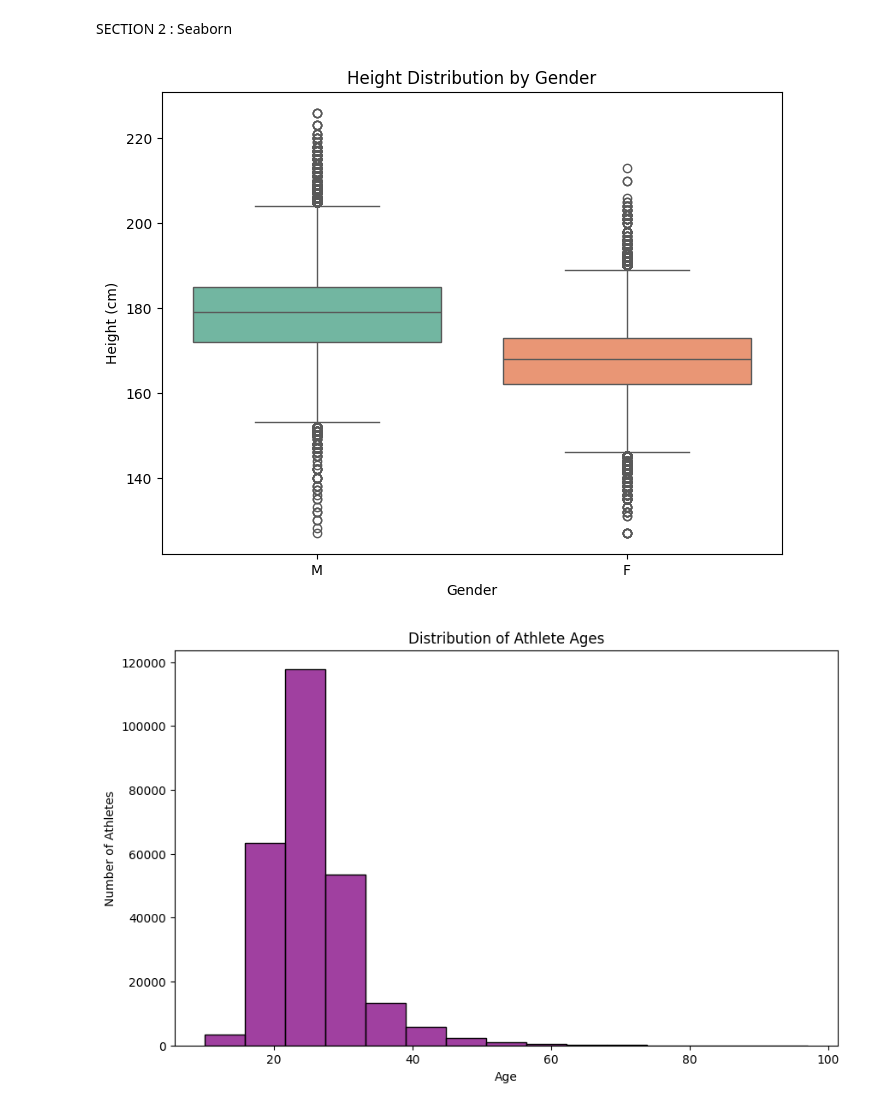
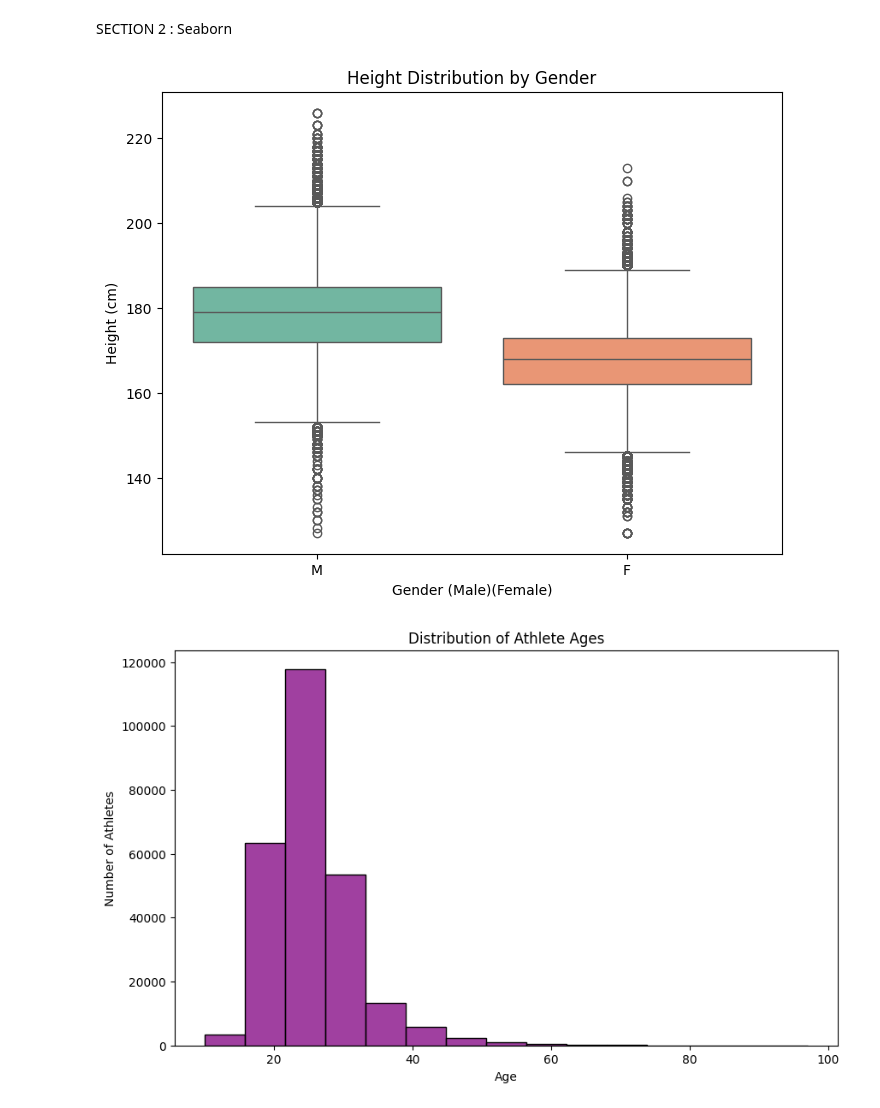
Before and after one commit to audirisper/kamilimu_assignments, a Jupyter notebook: Assignment3.ipynb, the cells around one changed output. Cells and saved outputs as stored; diff of their text form; code cells hidden in the pictures.

```diff
--- a/Assignment3.ipynb
+++ b/Assignment3.ipynb
@@ -164,22 +163,22 @@ SECTION 2 : Seaborn
 # %%
 import seaborn as sns
 
 # Drop rows with missing height or sex
 filtered = athletes.dropna(subset=["Height", "Sex"])
 
 # Plot boxplot
 plt.figure(figsize=(8, 6))
 sns.boxplot(x="Sex", y="Height", data=filtered, hue="Sex", palette="Set2")
 
 # Labels and title
 plt.title("Height Distribution by Gender")
-plt.xlabel("Gender")
+plt.xlabel("Gender (Male)(Female)")
 plt.ylabel("Height (cm)")
 
 #show plot
 plt.show()
 # %% [output]
-[figure, old version]
+[figure, new version]
 # %%
 # Drop rows with missing age
 filtered = athletes.dropna(subset=["Age"])
```
Also changed, not shown: parts of 4 cells of this notebook.
